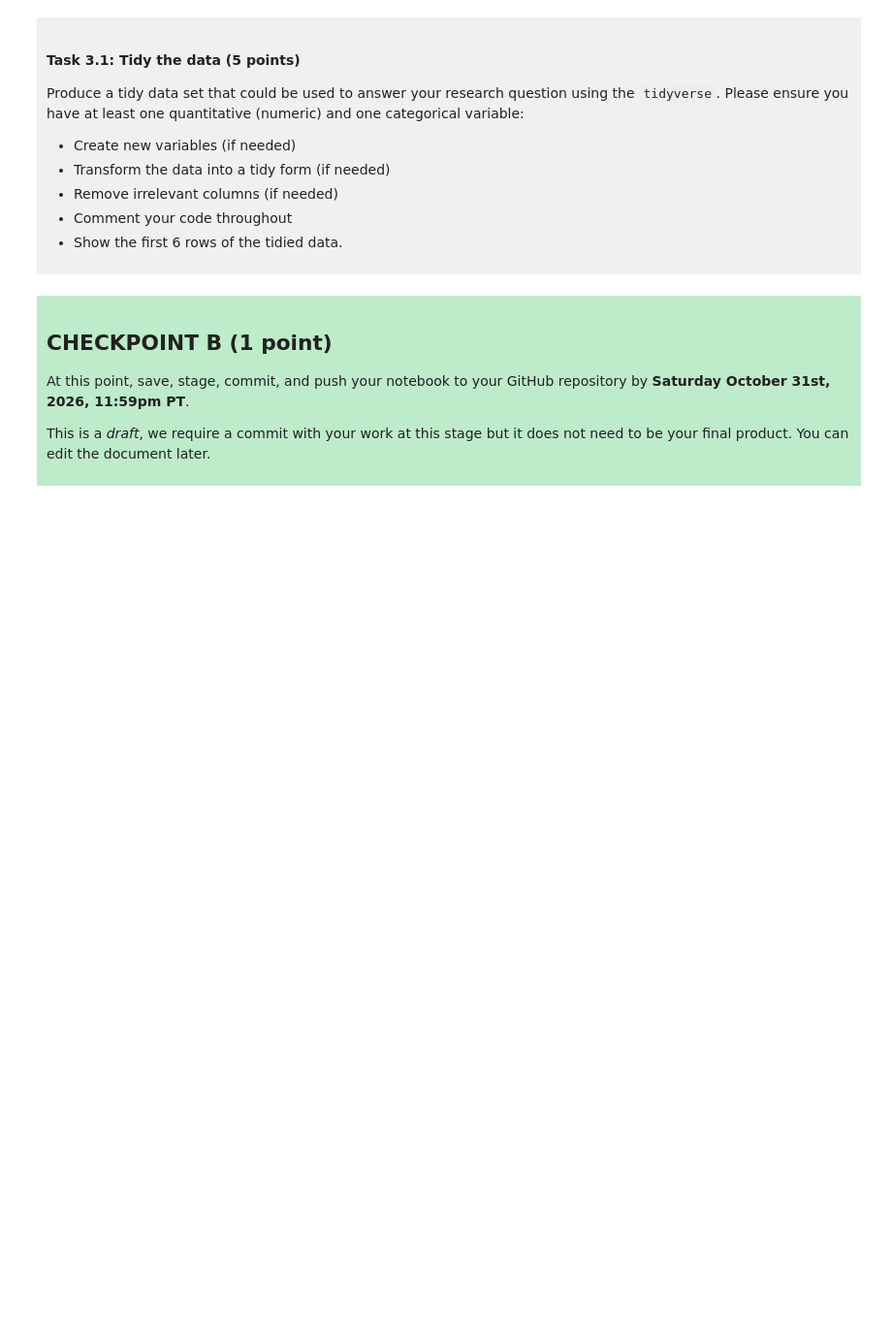
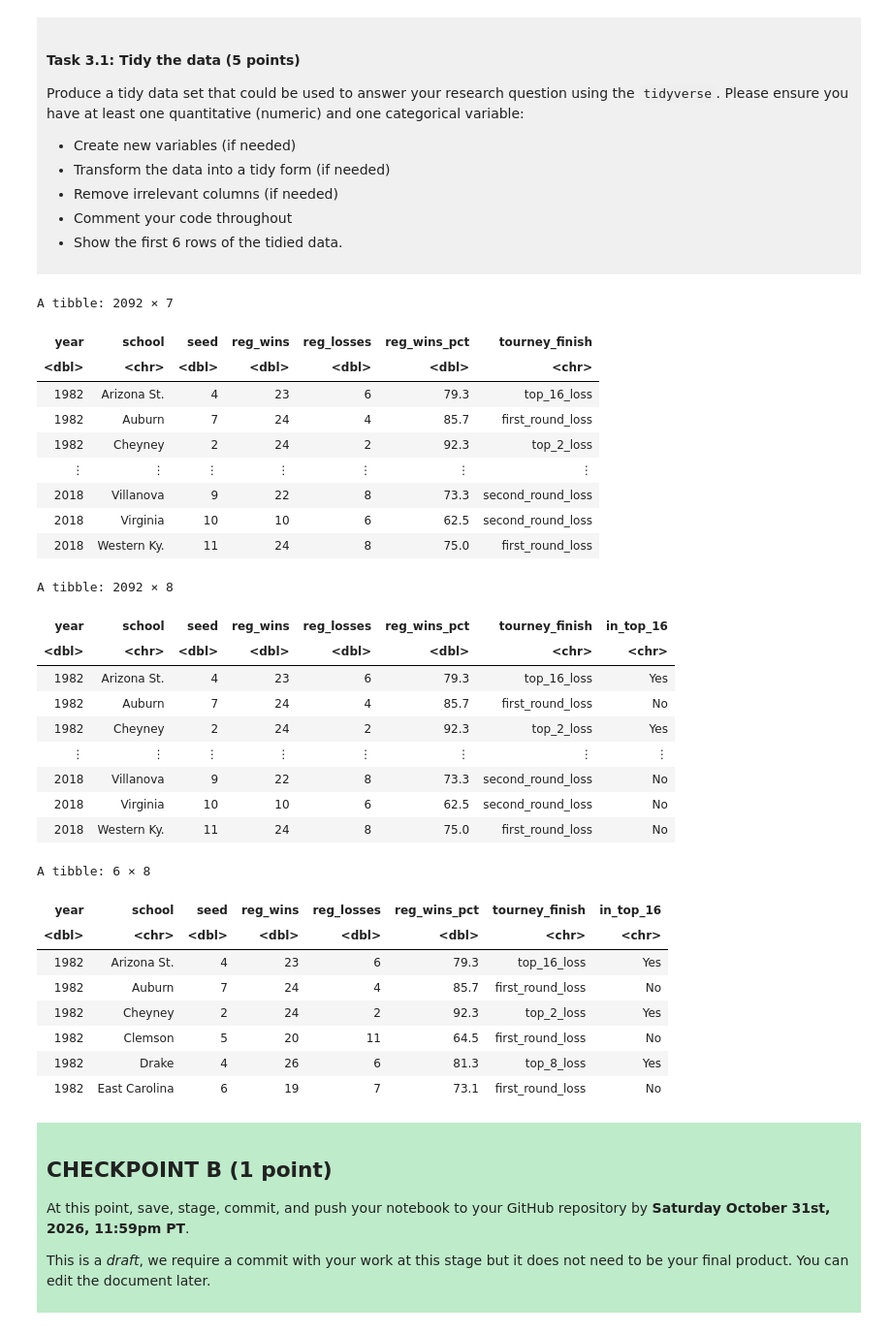
Before and after one commit to kchau822/dsci-100-project-Adrian-Chau, a Jupyter notebook: dsci-100-project-notebook.ipynb, the cells around one changed output. Shown at 97% size. Cells and saved outputs as stored; diff of their text form; code cells hidden in the pictures; blank space fills up the shorter version.

```diff
--- a/dsci-100-project-notebook.ipynb
+++ b/dsci-100-project-notebook.ipynb
@@ -212,7 +212,45 @@ Produce a tidy data set that could be used to answer your research question usin
 
 </div>
 # %%
-### EDIT THIS CODE CELL ###
+WmenMarMadness_selected <- select(WmenMarMadness, year, school, seed, reg_wins, reg_losses, reg_wins_pct, tourney_finish)
+WmenMarMadness_selected
+
+WmenMarMadness_tidy <- WmenMarMadness_selected |>
+  mutate(in_top_16 = if_else(
+      tourney_finish %in% c("top_16_loss", "top_8_loss", "top_4_loss", "top_2_loss", "champion"), "Yes", "No") ) |>
+  drop_na()
+WmenMarMadness_tidy
+head(WmenMarMadness_tidy)
+# %% [output]
+A tibble: 2092 × 7
+| year | school | seed | reg_wins | reg_losses | reg_wins_pct | tourney_finish |
+| <dbl> | <chr> | <dbl> | <dbl> | <dbl> | <dbl> | <chr> |
+| 1982 | Arizona St. | 4 | 23 | 6 | 79.3 | top_16_loss |
+| 1982 | Auburn | 7 | 24 | 4 | 85.7 | first_round_loss |
+| 1982 | Cheyney | 2 | 24 | 2 | 92.3 | top_2_loss |
+| ⋮ | ⋮ | ⋮ | ⋮ | ⋮ | ⋮ | ⋮ |
+| 2018 | Villanova | 9 | 22 | 8 | 73.3 | second_round_loss |
+| 2018 | Virginia | 10 | 10 | 6 | 62.5 | second_round_loss |
+| 2018 | Western Ky. | 11 | 24 | 8 | 75.0 | first_round_loss |
+A tibble: 2092 × 8
+| year | school | seed | reg_wins | reg_losses | reg_wins_pct | tourney_finish | in_top_16 |
+| <dbl> | <chr> | <dbl> | <dbl> | <dbl> | <dbl> | <chr> | <chr> |
+| 1982 | Arizona St. | 4 | 23 | 6 | 79.3 | top_16_loss | Yes |
+| 1982 | Auburn | 7 | 24 | 4 | 85.7 | first_round_loss | No |
+| 1982 | Cheyney | 2 | 24 | 2 | 92.3 | top_2_loss | Yes |
+| ⋮ | ⋮ | ⋮ | ⋮ | ⋮ | ⋮ | ⋮ | ⋮ |
+| 2018 | Villanova | 9 | 22 | 8 | 73.3 | second_round_loss | No |
+| 2018 | Virginia | 10 | 10 | 6 | 62.5 | second_round_loss | No |
+| 2018 | Western Ky. | 11 | 24 | 8 | 75.0 | first_round_loss | No |
+A tibble: 6 × 8
+| year | school | seed | reg_wins | reg_losses | reg_wins_pct | tourney_finish | in_top_16 |
+| <dbl> | <chr> | <dbl> | <dbl> | <dbl> | <dbl> | <chr> | <chr> |
+| 1982 | Arizona St. | 4 | 23 | 6 | 79.3 | top_16_loss | Yes |
+| 1982 | Auburn | 7 | 24 | 4 | 85.7 | first_round_loss | No |
+| 1982 | Cheyney | 2 | 24 | 2 | 92.3 | top_2_loss | Yes |
+| 1982 | Clemson | 5 | 20 | 11 | 64.5 | first_round_loss | No |
+| 1982 | Drake | 4 | 26 | 6 | 81.3 | top_8_loss | Yes |
+| 1982 | East Carolina | 6 | 19 | 7 | 73.1 | first_round_loss | No |
 # %% [markdown]
 <div style="background-color: #beebca; padding: 10px;">
 
```
Also changed, not shown: parts of 2 cells of this notebook.
